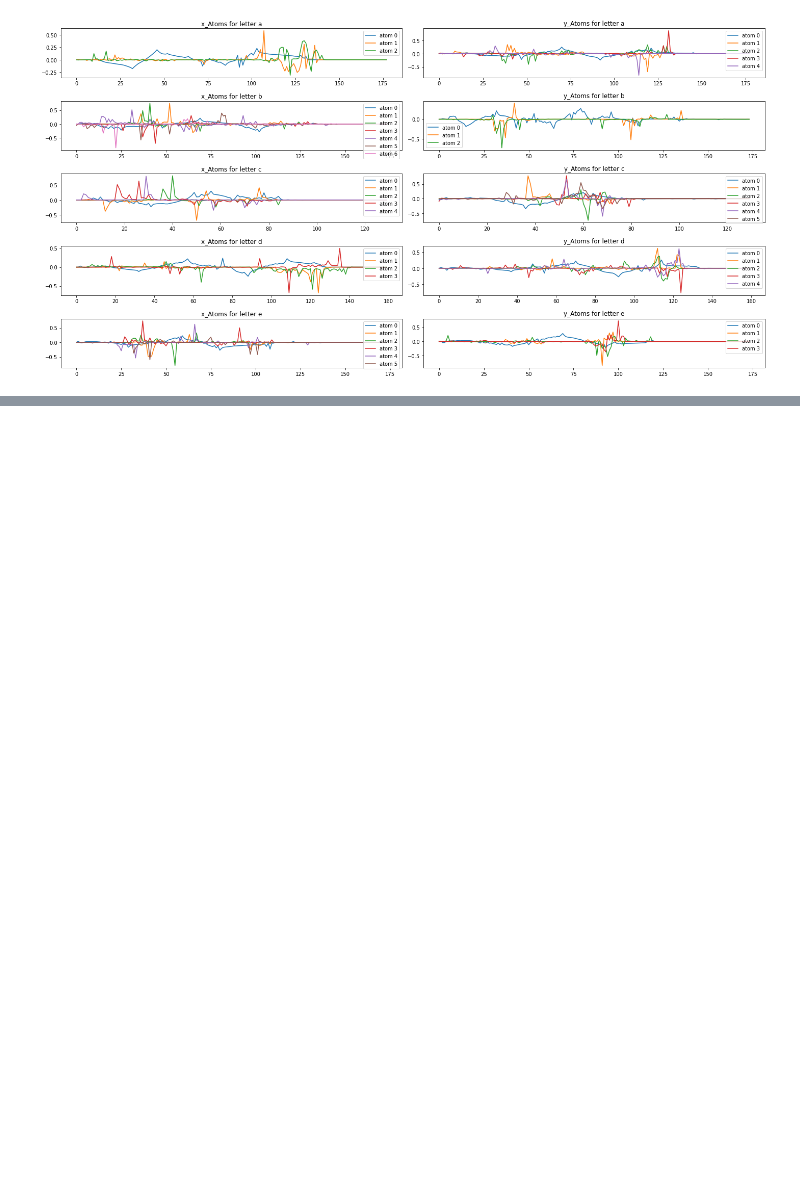
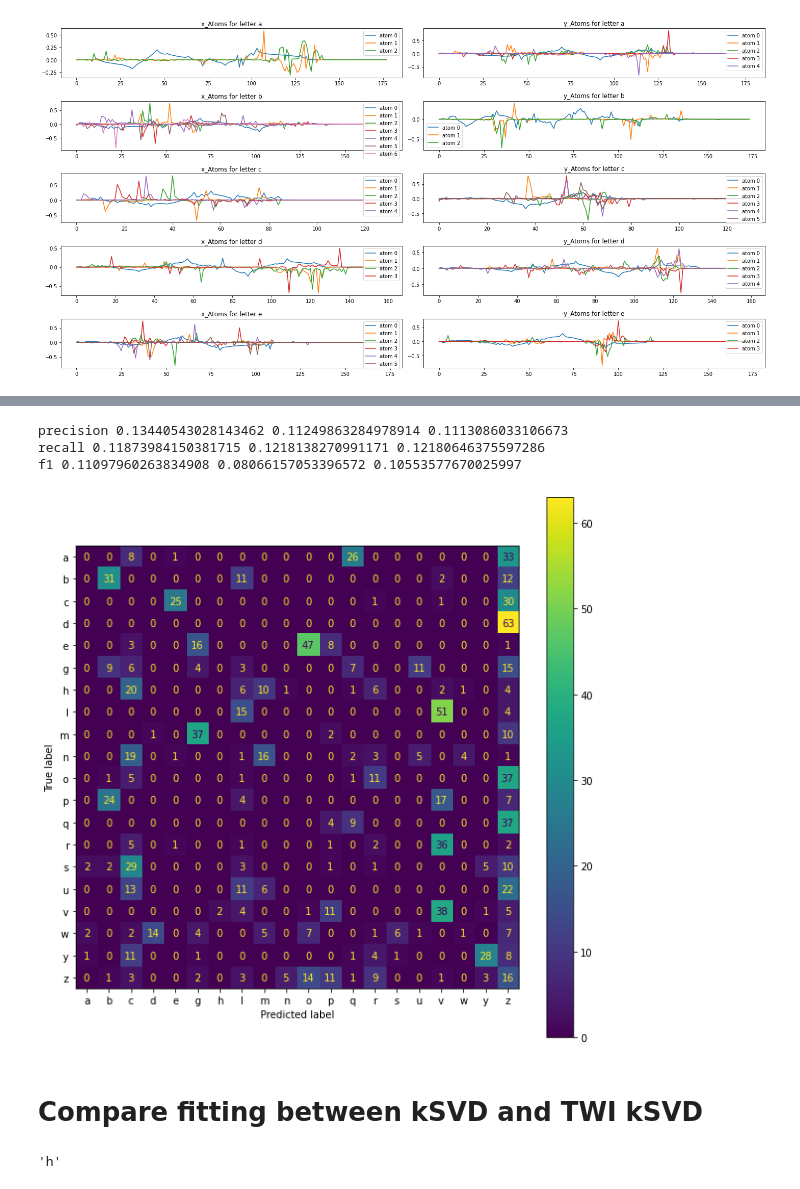
Before and after one commit to paplessix/TWI-kSVD, a Jupyter notebook: use_case/classifier.ipynb, the cells around one changed output, grey strips where cells are left out. Saved outputs shown, nothing was run; the diff lists cells and outputs as text; code cells hidden in the pictures; blank space fills up the shorter version.

```diff
--- a/use_case/classifier.ipynb
+++ b/use_case/classifier.ipynb
@@ -454,0 +504,36 @@ pd.DataFrame(res).loc[1].argmin()
+# %%
+from twi_ksvd.omp import OMP
+import pandas as pd
+L = []
+for idx in range(len(x_test)):
+    x_signal = x_test[idx]
+    y_signal = y_test[idx]
+    # plt.figure(figsize = (10,10))
+
+    res = {}
+    for letter in np.unique(samples_label):
+        # if letter != samples_label_test[idx]:
+        #     continue
+
+
+        D_x = np.load(f"../results_ksvd/{letter}/dict_x.npy")
+        # print(D.shape)
+        alpha_x= OMP(x_signal,D,3)
+
+        #load dict
+        D_y = np.load(f"../results_ksvd/{letter}/dict_y.npy")
+        # print(D.shape)
+        alpha_y= OMP(y_signal,D,3)
+
+        res[letter] = (np.linalg.norm((D_x@alpha_x)-x_signal),np.linalg.norm((D_y@alpha_y)-y_signal),np.linalg.norm(np.vstack(((D_x@alpha_x)-x_signal,(D_y@alpha_y)-y_signal)), axis = 1).sum())
+        # plt.subplot(2,1,1)
+        # plt.plot((D_x@alpha_x), alpha = 1, label = letter)
+        # plt.subplot(2,1,2)
+        # plt.plot((D_y@alpha_y), alpha = 1, label = letter)
+
+    df = pd.DataFrame(res).T
+    L.append((samples_label_test[idx], df.index[df[0].argmin()],df.index[df[1].argmin()],df.index[df[2].argmin()]))
+    # print(samples_label_test[idx], df.index[df[0].argmin()],df.index[df[1].argmin()],df.index[df[2].argmin()])
+# %%
+df = pd.DataFrame(L)
+df.head()
@@ -454,0 +547,27 @@ pd.DataFrame(res).loc[1].argmin()
+# %%
+from sklearn.metrics import precision_score, recall_score, f1_score
+print("precision",precision_score(df[0], df[1], average='macro'), precision_score(df[0], df[2], average='macro'), precision_score(df[0], df[3], average='macro'))
+print("recall",recall_score(df[0], df[1], average='macro'), recall_score(df[0], df[2], average='macro'), recall_score(df[0], df[3], average='macro'))
+print("f1",f1_score(df[0], df[1], average='macro'), f1_score(df[0], df[2], average='macro'), f1_score(df[0], df[3], average='macro'))
+# %% [output]
+precision 0.13440543028143462 0.11249863284978914 0.1113086033106673
+recall 0.11873984150381715 0.1218138270991171 0.12180646375597286
+f1 0.11097960263834908 0.08066157053396572 0.10553577670025997
+# %%
+from sklearn.metrics import confusion_matrix, ConfusionMatrixDisplay
+fig, ax = plt.subplots(1,1,figsize = (10,10))
+cm = confusion_matrix(df[0], df[3], labels = np.unique(samples_label))
+disp = ConfusionMatrixDisplay(confusion_matrix=cm, display_labels=np.unique(samples_label))
+disp.plot(ax = ax)
+plt.show()
+# %% [output]
+[figure, added]
+# %% [markdown]
+ # Compare fitting between kSVD and TWI kSVD
+# %%
+idx = 12
+x_test[idx].shape
+letter = samples_label_test[idx]
+letter
+# %% [output]
+'h'
```
Also changed, not shown: parts of 18 cells of this notebook, 43 other files.
